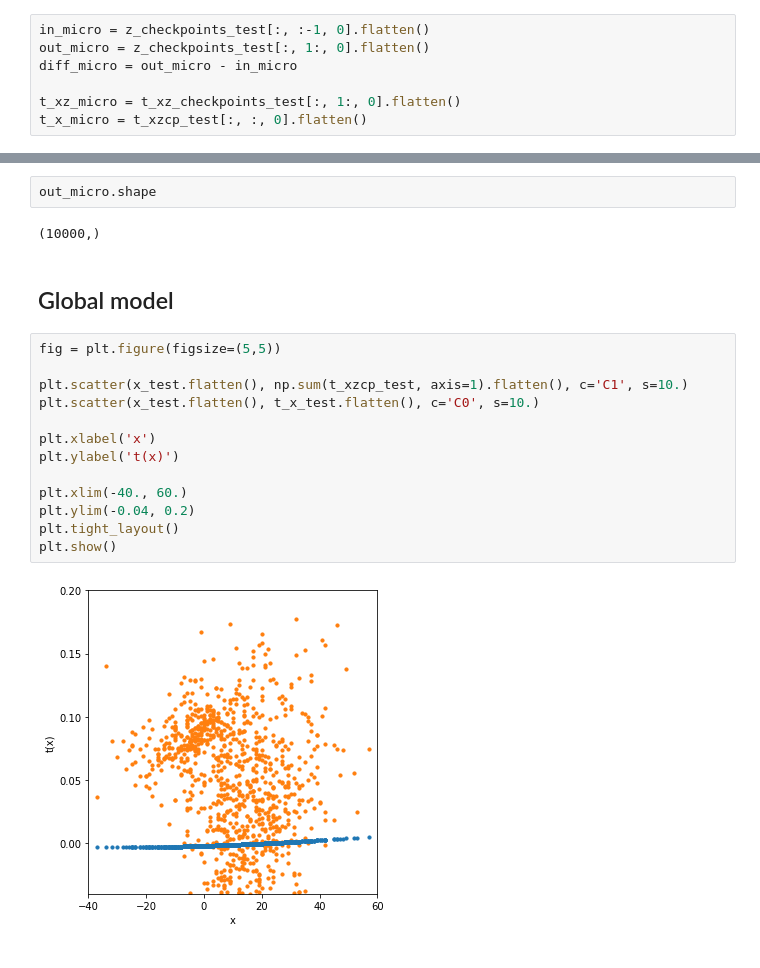
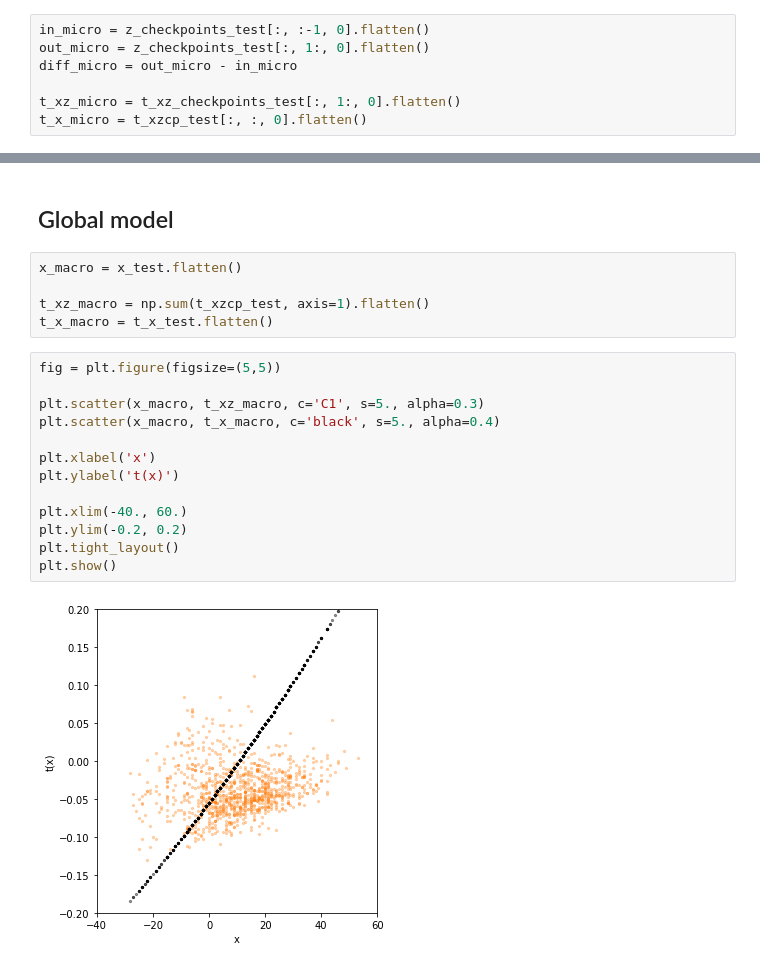
Before and after one commit to johannbrehmer/goldmine, a Jupyter notebook: goldmine/notebooks/random_walk/Random walk.ipynb, the cells around one changed output, grey strips where cells are left out. Drawn from its saved outputs; the diff is of its cells as text.

```diff
--- a/goldmine/notebooks/random_walk/Random walk.ipynb
+++ b/goldmine/notebooks/random_walk/Random walk.ipynb
@@ -271,21 +274,22 @@ plt.savefig('random_walk_micro_score_vs_diff.pdf')
-# %%
-out_micro.shape
-# %% [output]
-(10000,)
 # %% [markdown]
 ## Global model
+# %%
+x_macro = x_test.flatten()
+
+t_xz_macro = np.sum(t_xzcp_test, axis=1).flatten()
+t_x_macro = t_x_test.flatten()
 # %%
 fig = plt.figure(figsize=(5,5))
 
-plt.scatter(x_test.flatten(), np.sum(t_xzcp_test, axis=1).flatten(), c='C1', s=10.)
-plt.scatter(x_test.flatten(), t_x_test.flatten(), c='C0', s=10.)
+plt.scatter(x_macro, t_xz_macro, c='C1', s=5., alpha=0.3)
+plt.scatter(x_macro, t_x_macro, c='black', s=5., alpha=0.4)
 
 plt.xlabel('x')
 plt.ylabel('t(x)')
 
 plt.xlim(-40., 60.)
-plt.ylim(-0.04, 0.2)
+plt.ylim(-0.2, 0.2)
 plt.tight_layout()
 plt.show()
 # %% [output]
-[figure, old version]
+[figure, new version]
```
Also changed, not shown: parts of 6 cells of this notebook, 8 other files.
